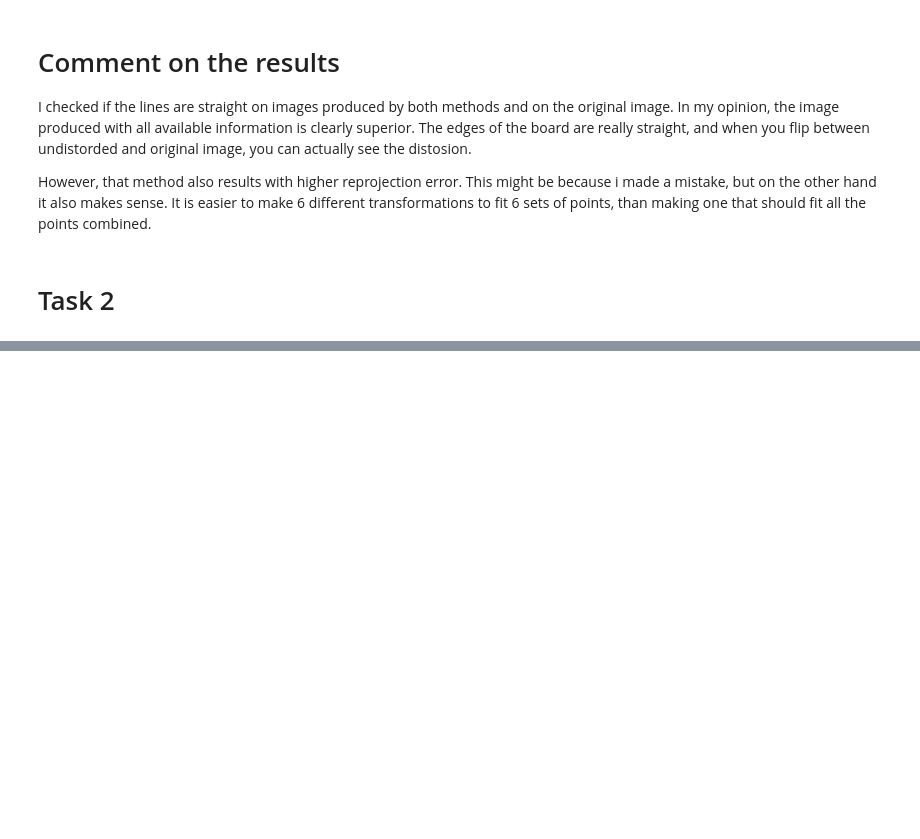
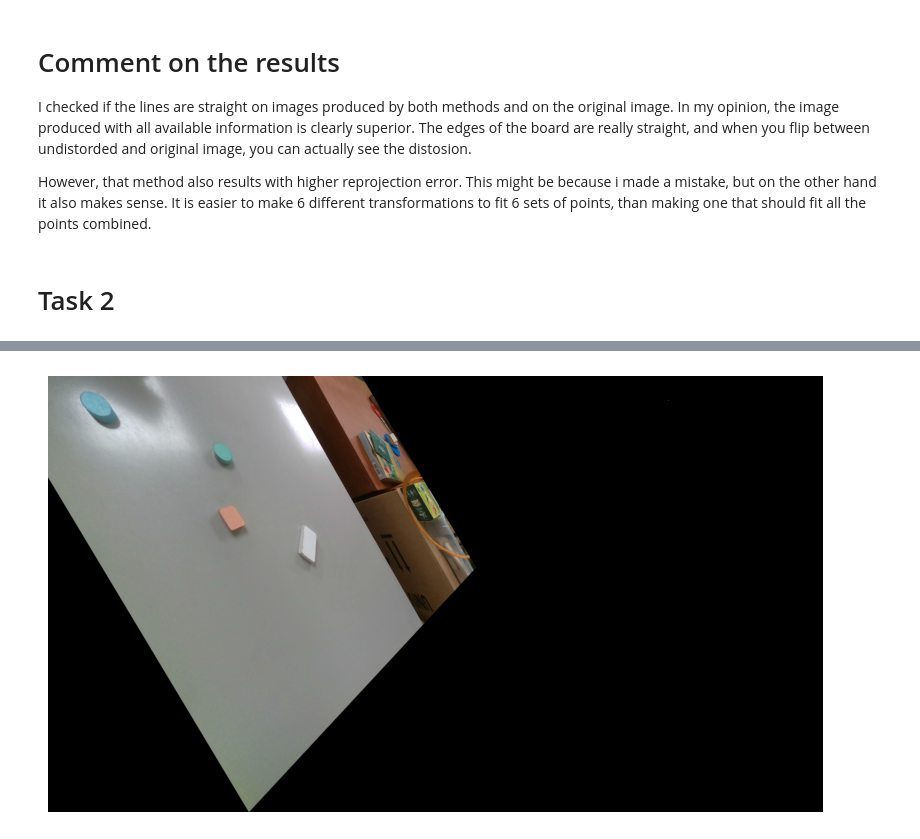
Before and after one commit to Jokilos/ML-stuff, a Jupyter notebook: RC/hw1/calibration.ipynb, the cells around one changed output, grey strips where cells are left out. Cells and saved outputs as stored; diff of their text form; code cells hidden in the pictures; blank space fills up the shorter version.

```diff
--- a/RC/hw1/calibration.ipynb
+++ b/RC/hw1/calibration.ipynb
@@ -370,4 +373,7 @@ apply_homography(filename='data2/img1.png', homography = trapezoid_homography)
 # %%
 image = cv2.imread(imgpath)
 height, width = image.shape[:2]
 warped_image = cv2.warpPerspective(image, trapezoid_homography, (width, height))
+cv2_imshow(warped_image)
+# %% [output]
+[figure, added]
```
Also changed, not shown: parts of 1 cell of this notebook.
